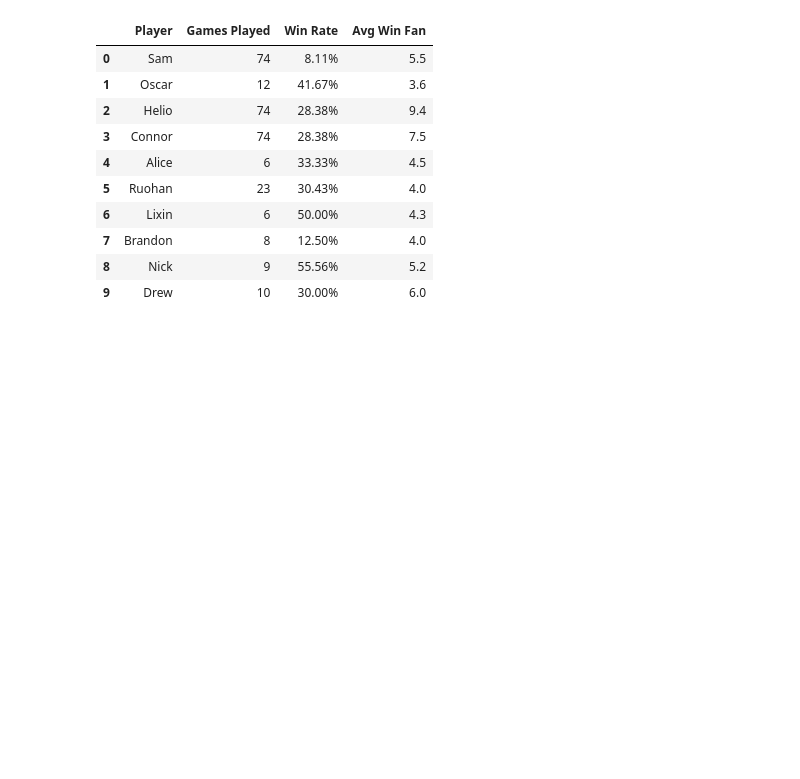
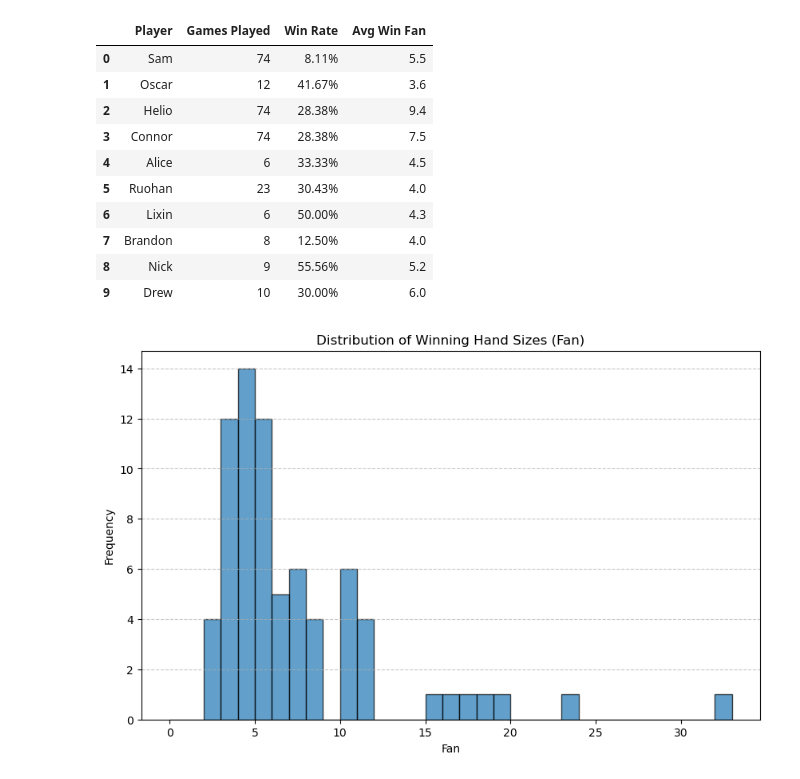
Before and after one commit to Conair94/Lifetime-Mahjong-Performance, a Jupyter notebook: Season 2 Data/Processing.ipynb, the cells around one changed output. Saved outputs shown, nothing was run; the diff lists cells and outputs as text; code cells hidden in the pictures; blank space fills up the shorter version.

Commit message:
included histogram

```diff
--- a/Season 2 Data/Processing.ipynb
+++ b/Season 2 Data/Processing.ipynb
@@ -161,5 +161,16 @@ Self Draw Rate: 25.68%
 | 7 | Brandon | 8 | 12.50% | 4.0 |
 | 8 | Nick | 9 | 55.56% | 5.2 |
 | 9 | Drew | 10 | 30.00% | 6.0 |
+# %%
+# Histogram of Winning Hand Sizes (Fan)
+plt.figure(figsize=(10, 6))
+plt.hist(df_data['fan'].dropna(), bins=range(0, int(df_data['fan'].max()) + 2, 1), edgecolor='black', alpha=0.7)
+plt.title('Distribution of Winning Hand Sizes (Fan)')
+plt.xlabel('Fan')
+plt.ylabel('Frequency')
+plt.grid(axis='y', linestyle='--', alpha=0.7)
+plt.show()
+# %% [output]
+[figure, added]
 # %%
 #Convert to Readme
```
